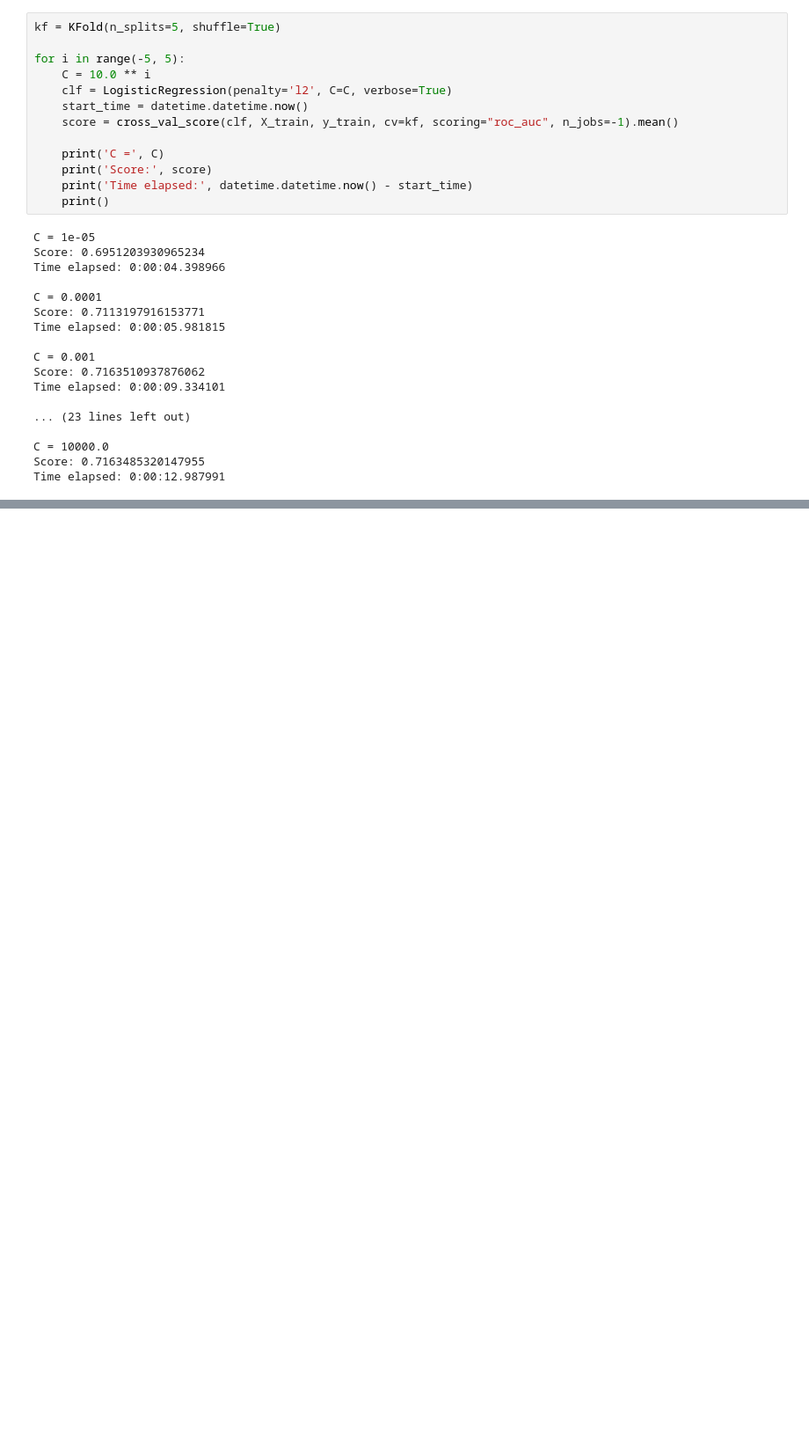
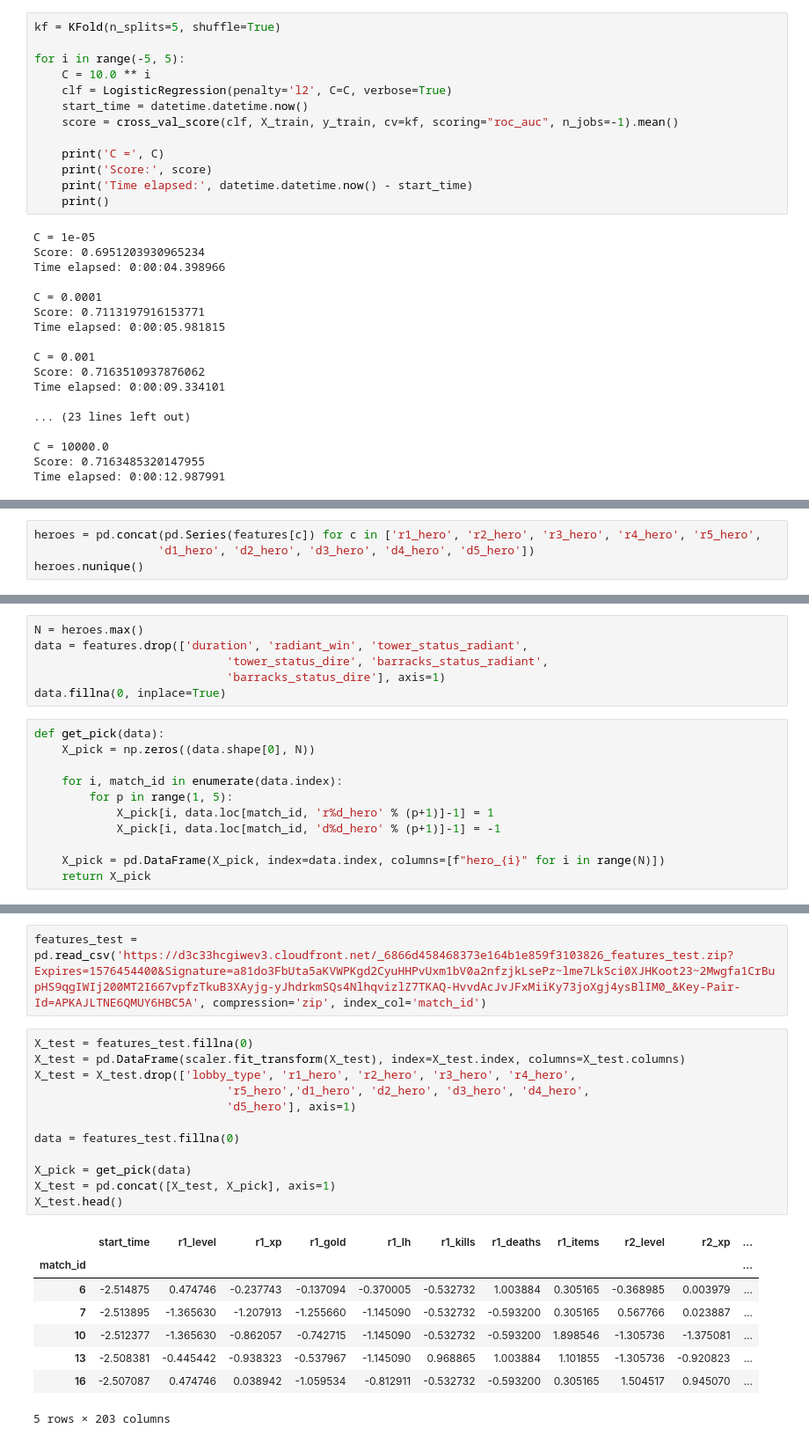
Before and after one commit to matherialist/dota-2-win-probability-prediction, a Jupyter notebook: DOTA.ipynb, the cells around one changed output, grey strips where cells are left out. Shown at 88% size. Drawn from its saved outputs; the diff is of its cells as text; blank space fills up the shorter version.

```diff
--- a/DOTA.ipynb
+++ b/DOTA.ipynb
@@ -155,0 +194,4 @@ Time elapsed: 0:00:12.987991
+# %%
+heroes = pd.concat(pd.Series(features[c]) for c in ['r1_hero', 'r2_hero', 'r3_hero', 'r4_hero', 'r5_hero',
+                  'd1_hero', 'd2_hero', 'd3_hero', 'd4_hero', 'd5_hero'])
+heroes.nunique()
@@ -155,0 +202,17 @@ Time elapsed: 0:00:12.987991
+# %%
+N = heroes.max()
+data = features.drop(['duration', 'radiant_win', 'tower_status_radiant',
+                            'tower_status_dire', 'barracks_status_radiant',
+                            'barracks_status_dire'], axis=1)
+data.fillna(0, inplace=True)
+# %%
+def get_pick(data):
+    X_pick = np.zeros((data.shape[0], N))
+
+    for i, match_id in enumerate(data.index):
+        for p in range(1, 5):
+            X_pick[i, data.loc[match_id, 'r%d_hero' % (p+1)]-1] = 1
+            X_pick[i, data.loc[match_id, 'd%d_hero' % (p+1)]-1] = -1
+
+    X_pick = pd.DataFrame(X_pick, index=data.index, columns=[f"hero_{i}" for i in range(N)])
+    return X_pick
@@ -155,0 +267,23 @@ Time elapsed: 0:00:12.987991
+# %%
+features_test = pd.read_csv('https://d3c33hcgiwev3.cloudfront.net/_6866d458468373e164b1e859f3103826_features_test.zip?Expires=1576454400&Signature=a81do3FbUta5aKVWPKgd2CyuHHPvUxm1bV0a2nfzjkLsePz~lme7LkSci0XJHKoot23~2Mwgfa1CrBupHS9qgIWIj200MT2I667vpfzTkuB3XAyjg-yJhdrkmSQs4NlhqvizlZ7TKAQ-HvvdAcJvJFxMiiKy73joXgj4ysBlIM0_&Key-Pair-Id=APKAJLTNE6QMUY6HBC5A', compression='zip', index_col='match_id')
+# %%
+X_test = features_test.fillna(0)
+X_test = pd.DataFrame(scaler.fit_transform(X_test), index=X_test.index, columns=X_test.columns)
+X_test = X_test.drop(['lobby_type', 'r1_hero', 'r2_hero', 'r3_hero', 'r4_hero',
+                            'r5_hero','d1_hero', 'd2_hero', 'd3_hero', 'd4_hero',
+                            'd5_hero'], axis=1)
+
+data = features_test.fillna(0)
+
+X_pick = get_pick(data)
+X_test = pd.concat([X_test, X_pick], axis=1)
+X_test.head()
+# %% [output]
+|  | start_time | r1_level | r1_xp | r1_gold | r1_lh | r1_kills | r1_deaths | r1_items | r2_level | r2_xp | ... |
+| match_id |  |  |  |  |  |  |  |  |  |  | ... |
+| 6 | -2.514875 | 0.474746 | -0.237743 | -0.137094 | -0.370005 | -0.532732 | 1.003884 | 0.305165 | -0.368985 | 0.003979 | ... |
+| 7 | -2.513895 | -1.365630 | -1.207913 | -1.255660 | -1.145090 | -0.532732 | -0.593200 | 0.305165 | 0.567766 | 0.023887 | ... |
+| 10 | -2.512377 | -1.365630 | -0.862057 | -0.742715 | -1.145090 | -0.532732 | -0.593200 | 1.898546 | -1.305736 | -1.375081 | ... |
+| 13 | -2.508381 | -0.445442 | -0.938323 | -0.537967 | -1.145090 | 0.968865 | 1.003884 | 1.101855 | -1.305736 | -0.920823 | ... |
+| 16 | -2.507087 | 0.474746 | 0.038942 | -1.059534 | -0.812911 | -0.532732 | -0.593200 | 0.305165 | 1.504517 | 0.945070 | ... |
+5 rows × 203 columns
```
Also changed, not shown: parts of 15 cells of this notebook.
